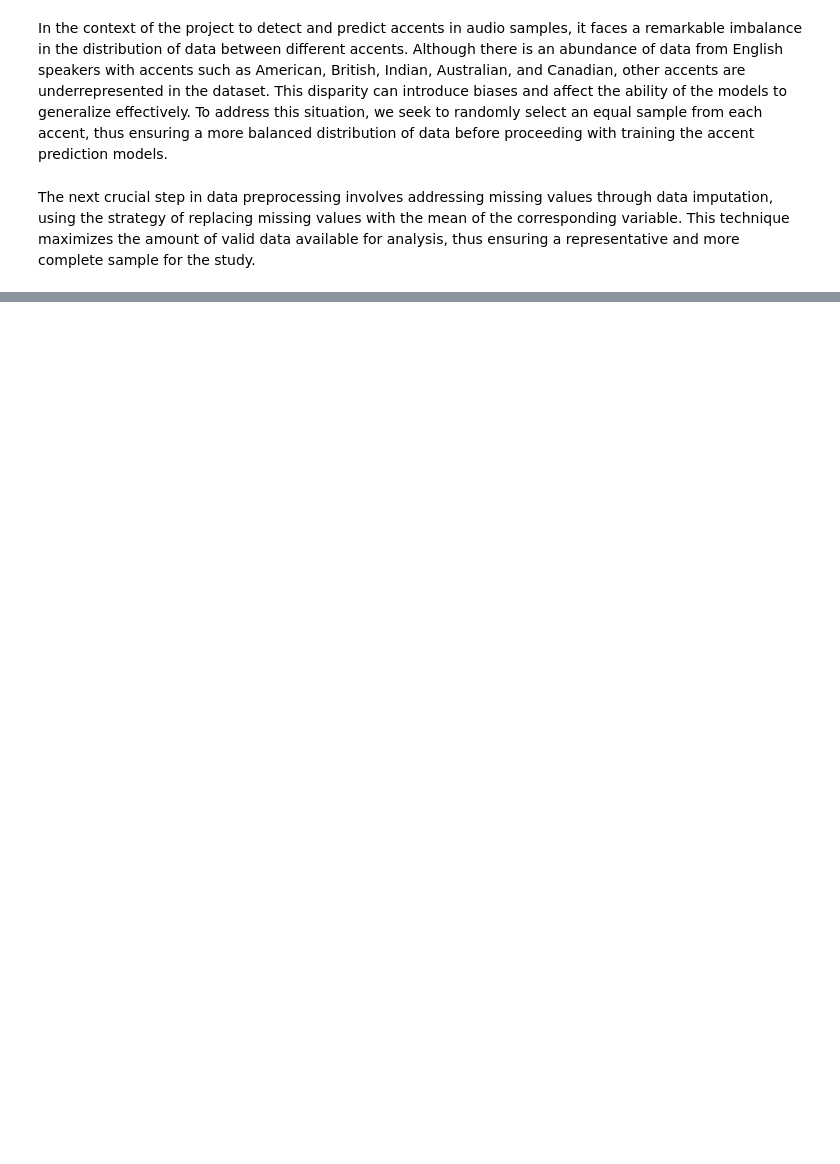
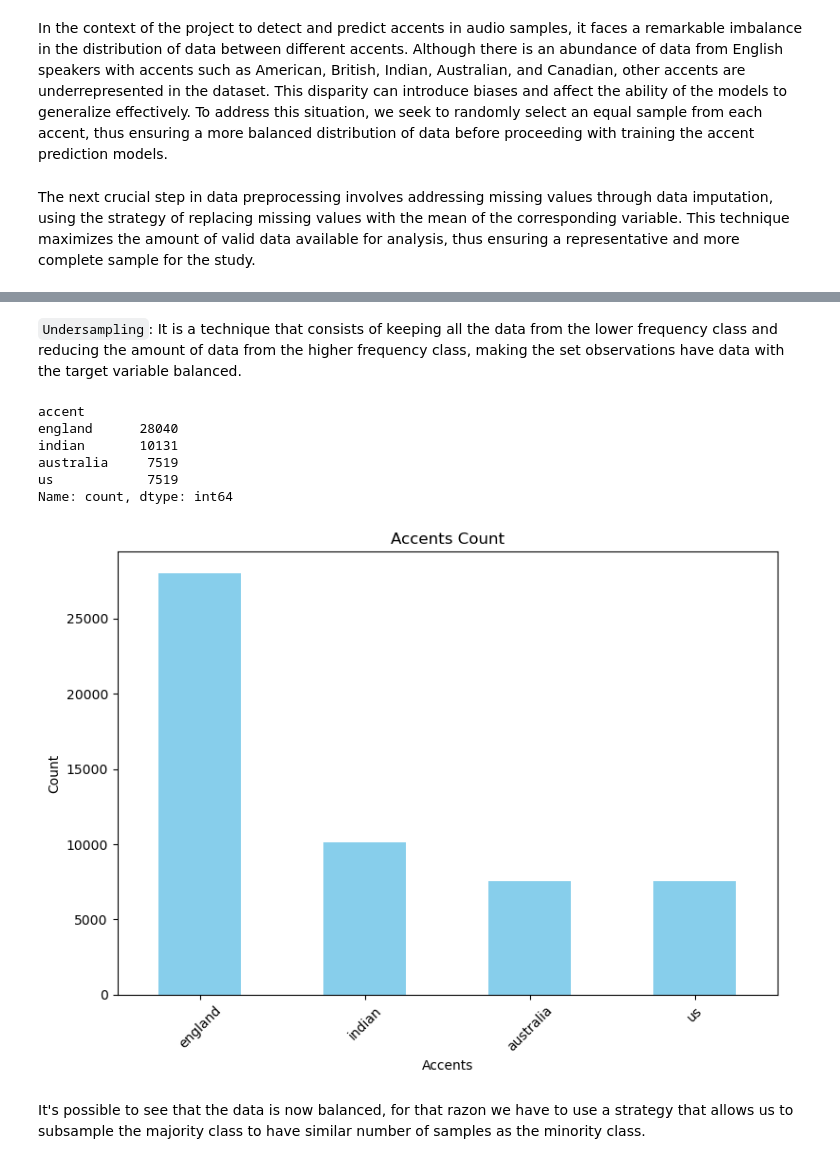
Before and after one commit to CristianPerafan/ArtificialIntelligenceProject, a Jupyter notebook: Delivery2/ExploratoryDataAnalysis2.ipynb, the cells around one changed output, grey strips where cells are left out. Saved outputs shown, nothing was run; the diff lists cells and outputs as text; code cells hidden in the pictures; blank space fills up the shorter version.

```diff
--- a/Delivery2/ExploratoryDataAnalysis2.ipynb
+++ b/Delivery2/ExploratoryDataAnalysis2.ipynb
@@ -250,0 +234,36 @@ balanced_samples['gender'].fillna(mode_gender, inplace=True)
+# %% [markdown]
+`Undersampling`: It is a technique that consists of keeping all the data from the lower frequency class and reducing the amount of data from the higher frequency class, making the set observations have data with the target variable balanced.
+# %%
+random_under_sampler = RandomUnderSampler(random_state=83, sampling_strategy='majority')
+
+
+# Balancing the dataset
+target = df[['accent']]
+df = df.drop(columns=['accent'], axis=1)
+df, y_resampled = random_under_sampler.fit_resample(df,target)
+df['accent'] = y_resampled
+# %%
+accent_counts = df['accent'].value_counts()
+accent_counts
+# %% [output]
+accent
+england      28040
+indian       10131
+australia     7519
+us            7519
+Name: count, dtype: int64
+# %%
+plt.figure(figsize=(8, 6))
+accent_counts.plot(kind='bar', color='skyblue')
+
+plt.title('Accents Count')
+plt.xlabel('Accents')
+plt.ylabel('Count')
+plt.xticks(rotation=45)
+
+plt.tight_layout()
+plt.show()
+# %% [output]
+[figure, added]
+# %% [markdown]
+It's possible to see that the data is now balanced, for that razon we have to use a strategy that allows us to subsample the majority class to have similar number of samples as the minority class.
```
Also changed, not shown: parts of 63 cells of this notebook.
